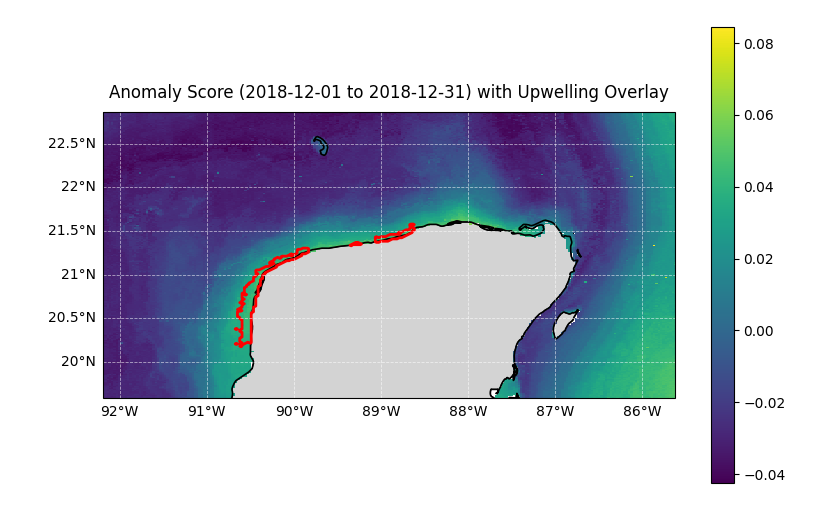
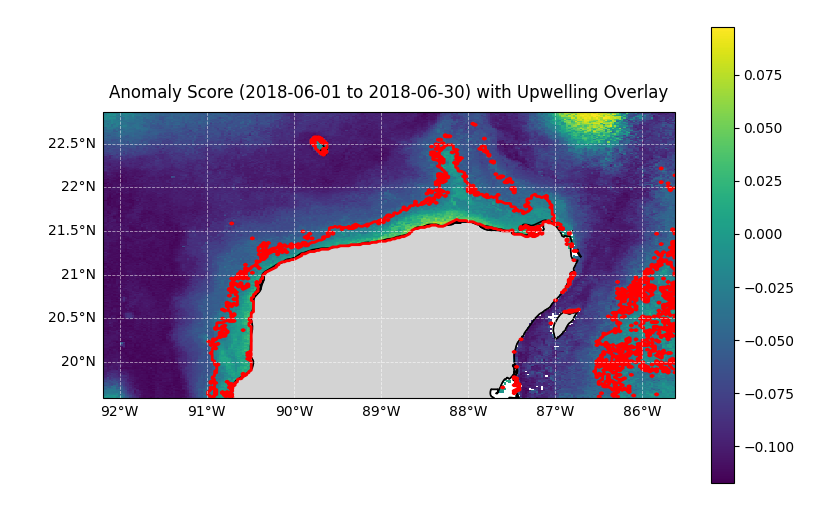
Before and after one commit to makaip/nasa-murep, a Jupyter notebook: yucatan/experiments/isolation_forest/analyze.ipynb, the cells around one changed output. Drawn from its saved outputs; the diff is of its cells as text; code cells hidden in the pictures.

```diff
--- a/yucatan/experiments/isolation_forest/analyze.ipynb
+++ b/yucatan/experiments/isolation_forest/analyze.ipynb
@@ -13,7 +15,7 @@ import warnings
 warnings.filterwarnings("ignore", category=RuntimeWarning)
 # %%
 PATH = r"E:\satdata\Custom\yucatan_sst_chlor_cdomslope_ssl_bathy_2010-2019_v3.pkl"
-MODEL_PATH = r"F:\Programming\GitHub\nasa-murep\yucatan\experiments\isolation_forest\iforest_pipeline1.joblib"
+MODEL_PATH = r"F:\Programming\GitHub\nasa-murep\yucatan\experiments\isolation_forest\iforest_pipeline2.joblib"
 
-features = ["chlor", "ssl", "sst", "time_sin", "time_cos"]
+features = ["chlor", "ssl_anom", "sst_anom"]
 # %%
@@ -38,6 +42,11 @@ ssl_stack = np.stack(df["ssl"].to_numpy()).astype(float)
 # %%
-pipeline = joblib.load(MODEL_PATH)
-preprocess = pipeline.named_steps["preprocess"]
-iforest = pipeline.named_steps["iforest"]
-print(f"Loaded pipeline from {MODEL_PATH}")
+bundle = joblib.load(MODEL_PATH)
+deseasonalizer = bundle["deseasonalizer"]
+iforest_pipeline = bundle["iforest_pipeline"]
+features = bundle.get("features", features)
+
+preprocess = iforest_pipeline.named_steps["preprocess"]
+iforest = iforest_pipeline.named_steps["iforest"]
+print(f"Loaded pipeline bundle from {MODEL_PATH}")
+print(f"Features: {features}")
 # %% [output]
@@ -84,3 +110,2 @@ window_is_upwelling = (window_raw_anomaly &
 # %%
-start_date = pd.Timestamp("2018-12-01")
-end_date = pd.Timestamp("2018-12-31")
+result = analyze_window(pd.Timestamp("2018-06-01"), pd.Timestamp("2018-06-30"), 80)
@@ -143,13 +124,14 @@ normal__time_cos:   0.0%
 # %%
-non_upwelling_mask = ~window_is_upwelling
+X_window = result["X_window"]
+is_upwelling = result["is_upwelling"]
+non_upwelling_mask = result["non_upwelling"]
 
-print(f"\n--- Window: {start_date.date()} to {end_date.date()} ({n_days} days averaged) ---")
+print(f"\n--- Window: {result['start_date'].date()} to {result['end_date'].date()} ({result['n_days']} days averaged) ---")
 print(f"Total Valid Pixels: {len(X_window):,}")
-print(f"Raw Anomalies: {window_raw_anomaly.sum():,}")
-print(f"Upwelling Anomalies: {window_is_upwelling.sum():,}\n")
+print(f"Upwelling Anomalies: {is_upwelling.sum():,}\n")
 
 print("Mean States (Upwelling Anomaly vs Non-Anomaly):")
-print(f"SST   | Upwelling: {X_window['sst'][window_is_upwelling].mean():.2f} \u00b0C  | Non-Anomaly: {X_window['sst'][non_upwelling_mask].mean():.2f} \u00b0C")
-print(f"Chlor | Upwelling: {X_window['chlor'][window_is_upwelling].mean():.3f} mg/m3 | Non-Anomaly: {X_window['chlor'][non_upwelling_mask].mean():.3f} mg/m3")
-print(f"SSL   | Upwelling: {X_window['ssl'][window_is_upwelling].mean():.3f} m  | Non-Anomaly: {X_window['ssl'][non_upwelling_mask].mean():.3f} m\n")
+print(f"SST anom | Upwelling: {X_window['sst_anom'][is_upwelling].mean():.3f} \u00b0C | Non-Anomaly: {X_window['sst_anom'][non_upwelling_mask].mean():.3f} \u00b0C")
+print(f"Chlor    | Upwelling: {X_window['chlor'][is_upwelling].mean():.3f} mg/m3 | Non-Anomaly: {X_window['chlor'][non_upwelling_mask].mean():.3f} mg/m3")
+print(f"SSL anom | Upwelling: {X_window['ssl_anom'][is_upwelling].mean():.3f} m | Non-Anomaly: {X_window['ssl_anom'][non_upwelling_mask].mean():.3f} m\n")
 # %% [output]
@@ -218,9 +181,9 @@ plt.show()
 # %%
 score_map = np.full(grid_shape, np.nan)
-score_map[row_w, col_w] = window_anomaly_score
+score_map[result["row_w"], result["col_w"]] = result["anomaly_score"]
 
 binary_mask = np.zeros(grid_shape, dtype=float)
-binary_mask[row_w[window_is_upwelling], col_w[window_is_upwelling]] = 1.0
+binary_mask[result["row_w"][is_upwelling], result["col_w"][is_upwelling]] = 1.0
 
 lon_centers = np.array(metadata["lon_centers"])
 lat_centers = np.array(metadata["lat_centers"])
@@ -229,32 +192,32 @@ lon_grid_2d, lat_grid_2d = np.meshgrid(lon_centers, lat_centers)
 fig, ax = plt.subplots(
     figsize=(8, 6), subplot_kw={"projection": ccrs.PlateCarree()}
 )
 
 ax.set_extent(
     [lon_centers.min(), lon_centers.max(), lat_centers.min(), lat_centers.max()],
     crs=ccrs.PlateCarree(),
 )
 
 mesh = ax.pcolormesh(
     lon_grid_2d, lat_grid_2d, score_map,
     cmap="viridis", transform=ccrs.PlateCarree(), shading="auto"
 )
 
 ax.contour(
     lon_grid_2d, lat_grid_2d, binary_mask,
     levels=[0.5], colors="red", linewidths=2.0, transform=ccrs.PlateCarree()
 )
 
 ax.add_feature(cfeature.LAND, facecolor="lightgray", edgecolor="black", linewidth=0.8)
 ax.add_feature(cfeature.COASTLINE, linewidth=1.2)
 gl = ax.gridlines(draw_labels=True, linewidth=0.6, color="white", alpha=0.6, linestyle="--")
 gl.top_labels = False
 gl.right_labels = False
 
-ax.set_title(f"Anomaly Score ({start_date.date()} to {end_date.date()}) with Upwelling Overlay", pad=10)
+ax.set_title(f"Anomaly Score ({result['start_date'].date()} to {result['end_date'].date()}) with Upwelling Overlay", pad=10)
 fig.colorbar(mesh, ax=ax, orientation="vertical", shrink=0.8, pad=0.05)
 
 plt.tight_layout()
 plt.show()
 # %% [output]
-[figure, old version]
+[figure, new version]
```
Also changed, not shown: parts of 10 cells of this notebook, 3 other files.
